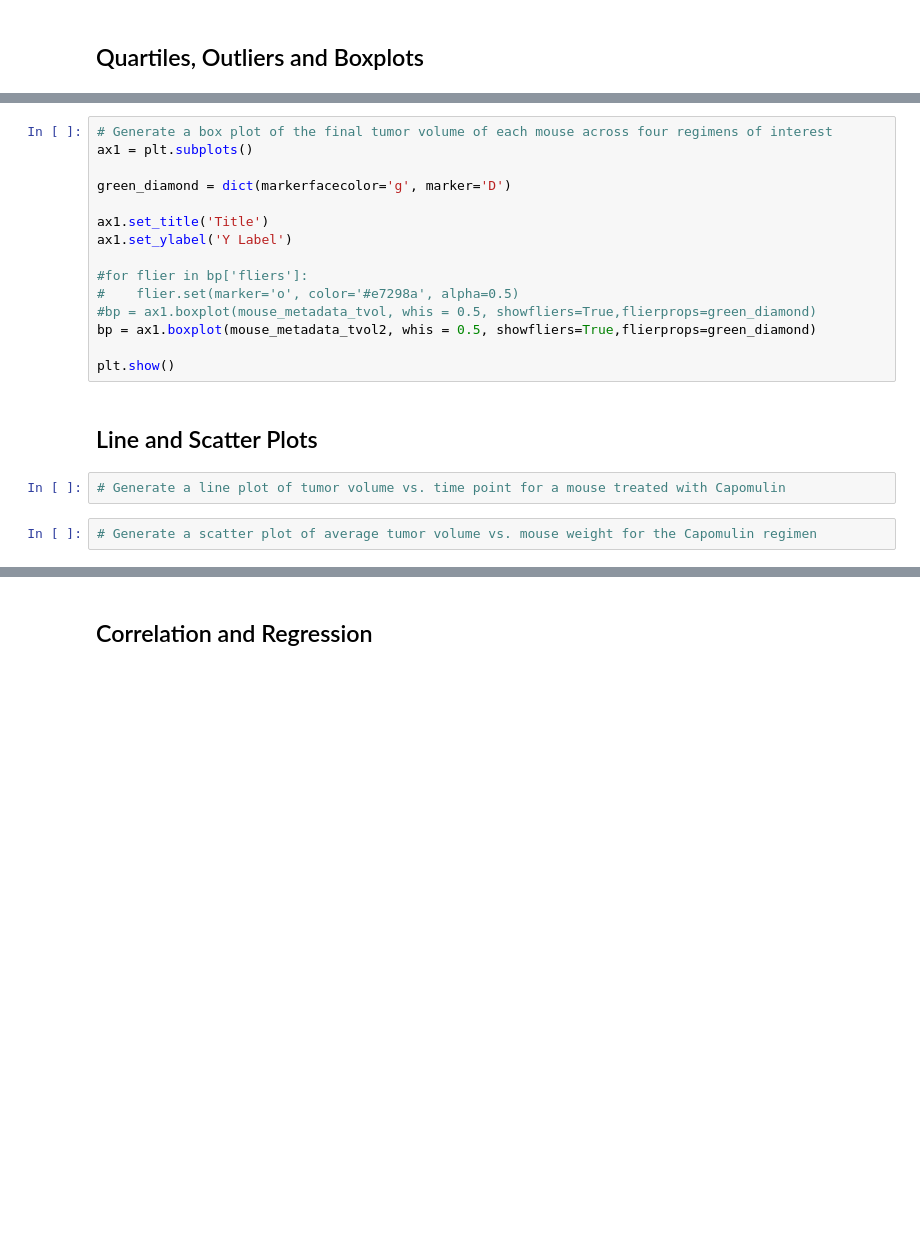
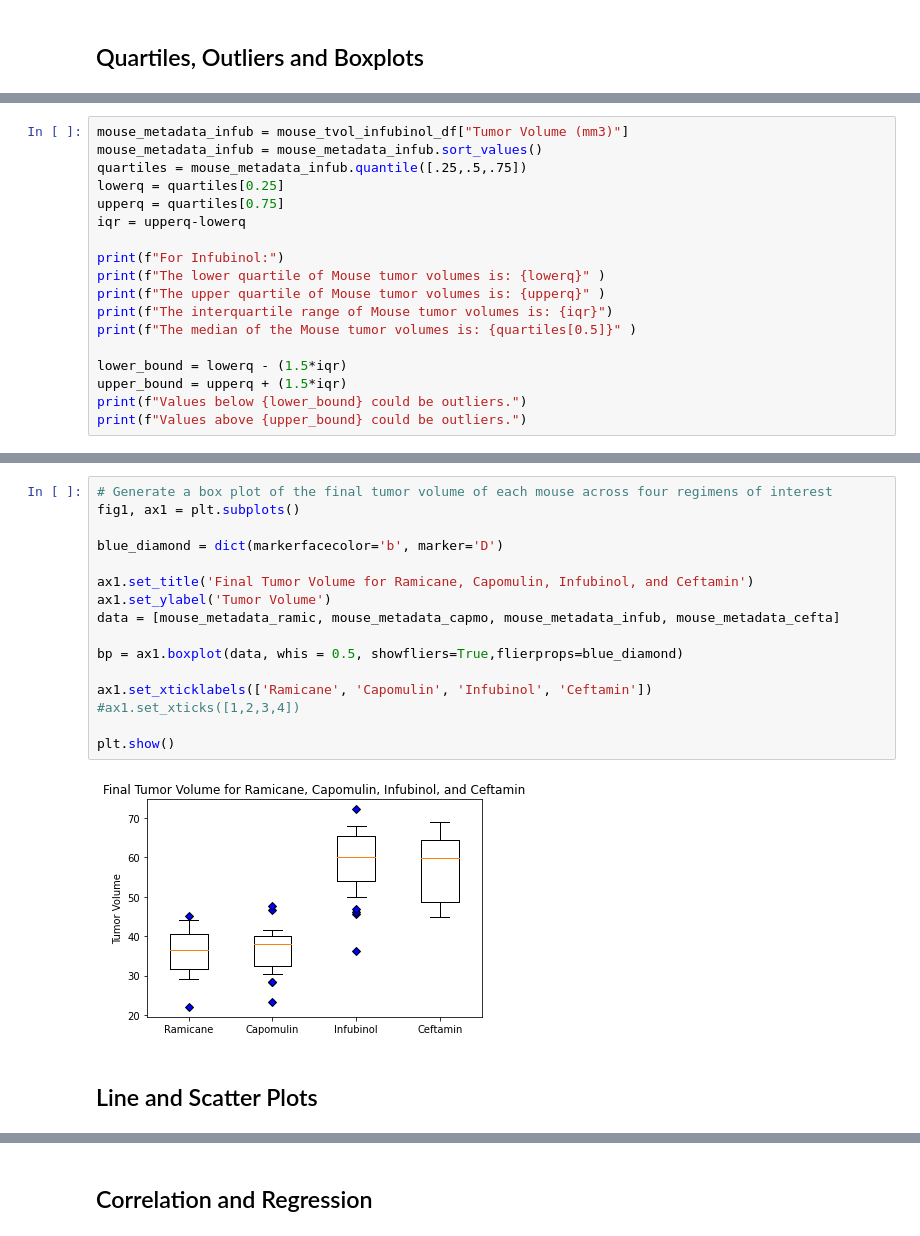
Before and after one commit to patrickfspring/A-Pharamaceuticals-Study-of-Anti-Cancer-Drugs-using-Matplotlib, a Jupyter notebook: Pymaceuticals/pymaceuticals_starter.ipynb, the cells around one changed output, grey strips where cells are left out. Saved outputs shown, nothing was run; the diff lists cells and outputs as text; blank space fills up the shorter version.

```diff
--- a/Pymaceuticals/pymaceuticals_starter.ipynb
+++ b/Pymaceuticals/pymaceuticals_starter.ipynb
@@ -250,0 +351,18 @@ NameError: name 'mouse_metadata_tvol2' is not defined
+# %%
+mouse_metadata_infub = mouse_tvol_infubinol_df["Tumor Volume (mm3)"]
+mouse_metadata_infub = mouse_metadata_infub.sort_values()
+quartiles = mouse_metadata_infub.quantile([.25,.5,.75])
+lowerq = quartiles[0.25]
+upperq = quartiles[0.75]
+iqr = upperq-lowerq
+
+print(f"For Infubinol:")
+print(f"The lower quartile of Mouse tumor volumes is: {lowerq}" )
+print(f"The upper quartile of Mouse tumor volumes is: {upperq}" )
+print(f"The interquartile range of Mouse tumor volumes is: {iqr}")
+print(f"The median of the Mouse tumor volumes is: {quartiles[0.5]}" )
+
+lower_bound = lowerq - (1.5*iqr)
+upper_bound = upperq + (1.5*iqr)
+print(f"Values below {lower_bound} could be outliers.")
+print(f"Values above {upper_bound} could be outliers.")
@@ -251,21 +377,20 @@ NameError: name 'mouse_metadata_tvol2' is not defined
 # %%
 # Generate a box plot of the final tumor volume of each mouse across four regimens of interest
-ax1 = plt.subplots()
+fig1, ax1 = plt.subplots()
 
-green_diamond = dict(markerfacecolor='g', marker='D')
+blue_diamond = dict(markerfacecolor='b', marker='D')
 
-ax1.set_title('Title')
-ax1.set_ylabel('Y Label')
+ax1.set_title('Final Tumor Volume for Ramicane, Capomulin, Infubinol, and Ceftamin')
+ax1.set_ylabel('Tumor Volume')
+data = [mouse_metadata_ramic, mouse_metadata_capmo, mouse_metadata_infub, mouse_metadata_cefta]
 
-#for flier in bp['fliers']:
-#    flier.set(marker='o', color='#e7298a', alpha=0.5)
-#bp = ax1.boxplot(mouse_metadata_tvol, whis = 0.5, showfliers=True,flierprops=green_diamond)
-bp = ax1.boxplot(mouse_metadata_tvol2, whis = 0.5, showfliers=True,flierprops=green_diamond)
+bp = ax1.boxplot(data, whis = 0.5, showfliers=True,flierprops=blue_diamond)
+
+ax1.set_xticklabels(['Ramicane', 'Capomulin', 'Infubinol', 'Ceftamin'])
+#ax1.set_xticks([1,2,3,4])
 
 plt.show()
+# %% [output]
+[figure, added]
 # %% [markdown]
 ## Line and Scatter Plots
-# %%
-# Generate a line plot of tumor volume vs. time point for a mouse treated with Capomulin
-# %%
-# Generate a scatter plot of average tumor volume vs. mouse weight for the Capomulin regimen
```
Also changed, not shown: parts of 11 cells of this notebook.
